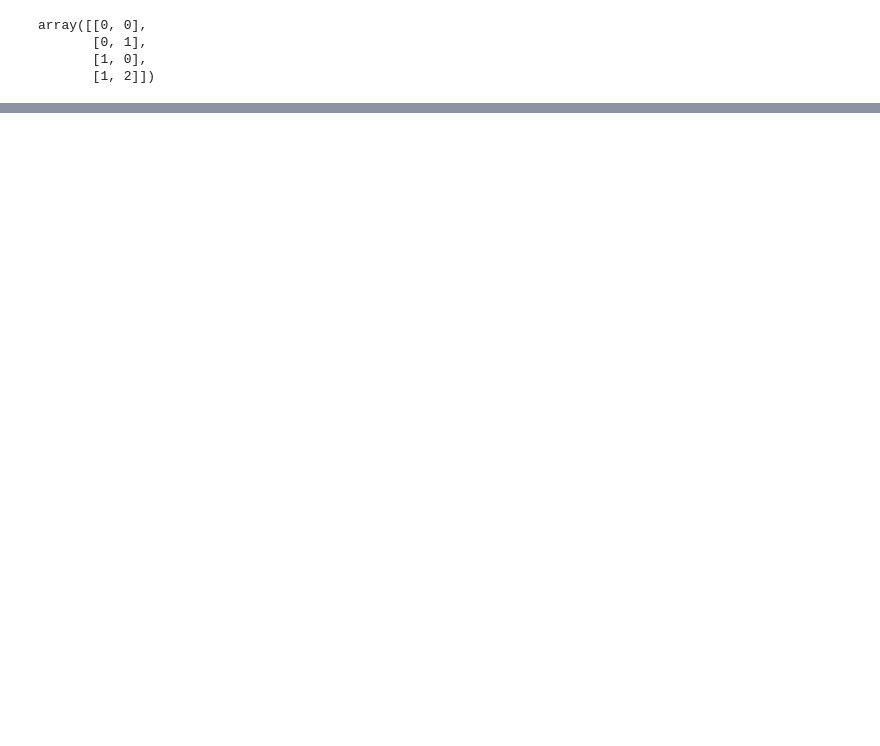
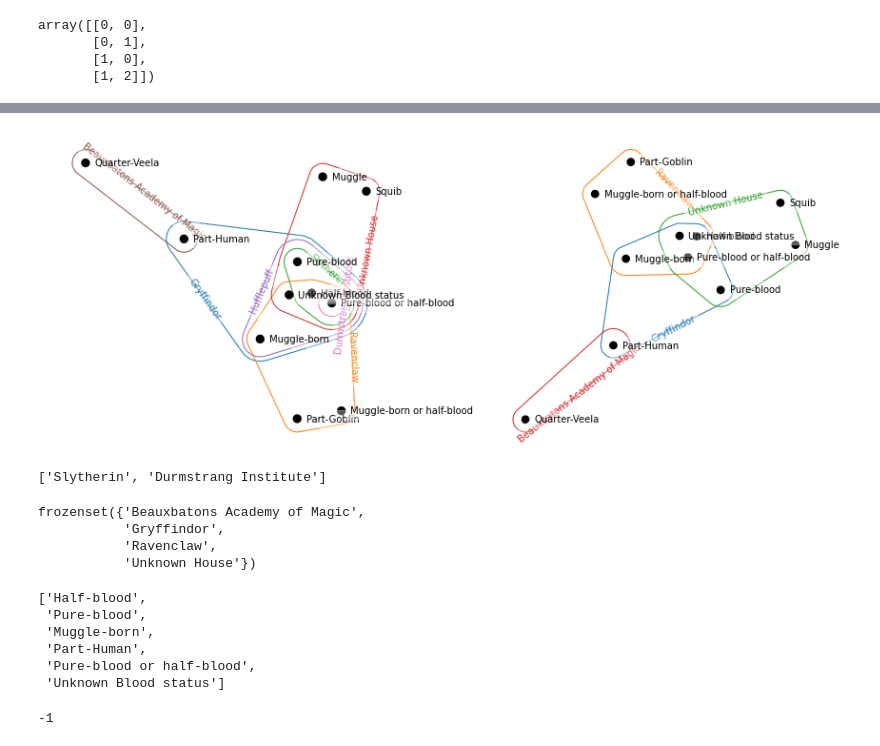
Before and after one commit to pnnl/HyperNetX, a Jupyter notebook: tutorials/HNX Demo.ipynb, the cells around one changed output, grey strips where cells are left out. Cells and saved outputs as stored; diff of their text form; code cells hidden in the pictures; blank space fills up the shorter version.

```diff
--- a/tutorials/HNX Demo.ipynb
+++ b/tutorials/HNX Demo.ipynb
@@ -201,0 +233,30 @@ array([[0, 0],
+# %%
+fig,ax = plt.subplots(1,3,figsize=(15,6))
+hnx.draw(H.toplexes(),ax=ax[1])
+hnx.draw(H,ax=ax[0])
+# %% [output]
+[figure, added]
+# %%
+H.edges.translate(0,H.g.toplexes())
+# %% [output]
+['Slytherin', 'Durmstrang Institute']
+# %%
+H.toplexes().edges.uidset
+# %% [output]
+frozenset({'Beauxbatons Academy of Magic',
+           'Gryffindor',
+           'Ravenclaw',
+           'Unknown House'})
+# %%
+H.edges['Gryffindor']
+# %% [output]
+['Half-blood',
+ 'Pure-blood',
+ 'Muggle-born',
+ 'Part-Human',
+ 'Pure-blood or half-blood',
+ 'Unknown Blood status']
+# %%
+H.distance('Pure-blood','Squib',s=2)
+# %% [output]
+-1
```
Also changed, not shown: parts of 11 cells of this notebook, 1 other file.
